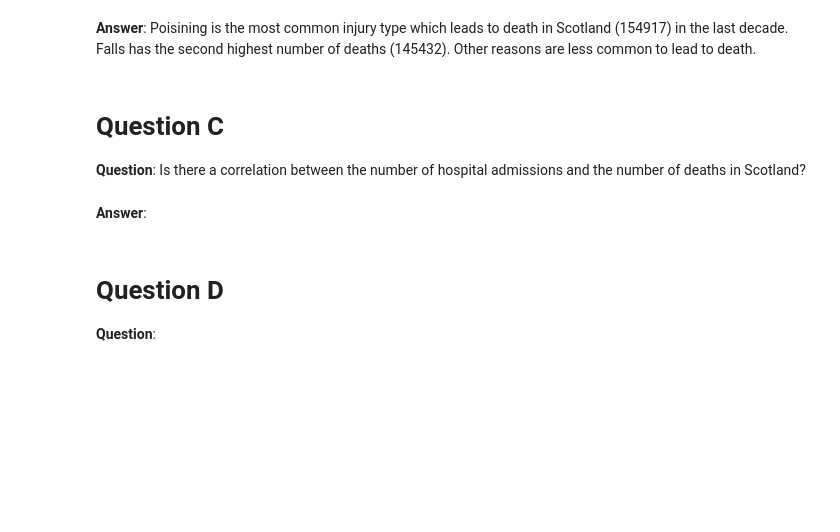
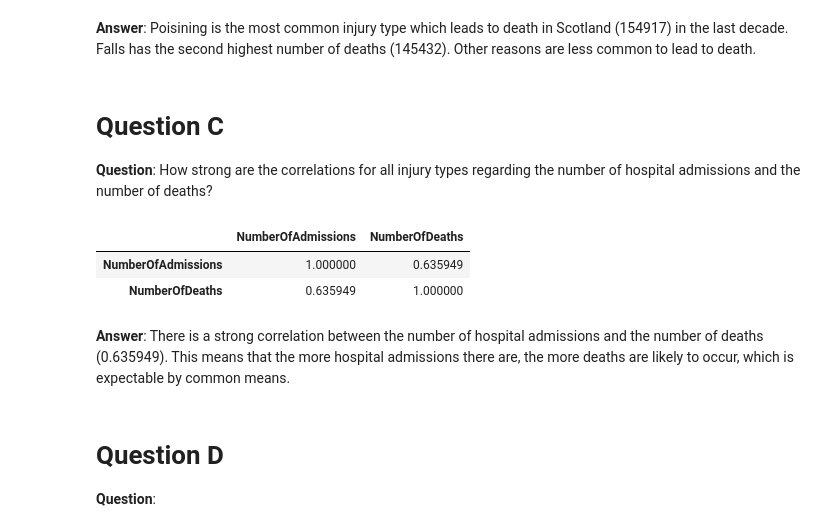
Before and after one commit to DrBenjamin/Applied-Software-Development-in-Health-and-Social-Care, a Jupyter notebook: 3_1_Task_to_present_next_week/Week 3 Task - Unintentional Injuries Dataset v1.0.ipynb, the cells around one changed output. Cells and saved outputs as stored; diff of their text form; code cells hidden in the pictures; blank space fills up the shorter version.

Commit message:
added third question

```diff
--- a/3_1_Task_to_present_next_week/Week 3 Task - Unintentional Injuries Dataset v1.0.ipynb
+++ b/3_1_Task_to_present_next_week/Week 3 Task - Unintentional Injuries Dataset v1.0.ipynb
@@ -313,6 +313,15 @@ Name: NumberOfDeaths, dtype: Int64
 # %% [markdown]
 # Question C
 
-**Question**: Is there a correlation between the number of hospital admissions and the number of deaths in Scotland?
+**Question**: How strong are the correlations for all injury types regarding the number of hospital admissions and the number of deaths?
 # %%
-# Analyzing the data
+# Showing the correlation between the number of admissions and the number of deaths
+matrix = admissions_deaths_df_nona[admissions_deaths_df_nona['InjuryType'] != 'All Diagnoses'].groupby('InjuryType', observed=False)[['NumberOfAdmissions', 'NumberOfDeaths']].sum().sort_values(by=['NumberOfAdmissions', 'NumberOfDeaths'], ascending=False)
+
+# Dropping `All Diagnoses` from the dataset
+matrix = matrix.drop('All Diagnoses')
+matrix.corr()
+# %% [output]
+|  | NumberOfAdmissions | NumberOfDeaths |
+| NumberOfAdmissions | 1.000000 | 0.635949 |
+| NumberOfDeaths | 0.635949 | 1.000000 |
@@ -321,5 +328,5 @@ Name: NumberOfDeaths, dtype: Int64
 # %% [markdown]
-**Answer**:
+**Answer**: There is a strong correlation between the number of hospital admissions and the number of deaths (0.635949). This means that the more hospital admissions there are, the more deaths are likely to occur, which is expectable by common means.
 # %% [markdown]
 # Question D
 
```
Also changed, not shown: parts of 1 cell of this notebook.
